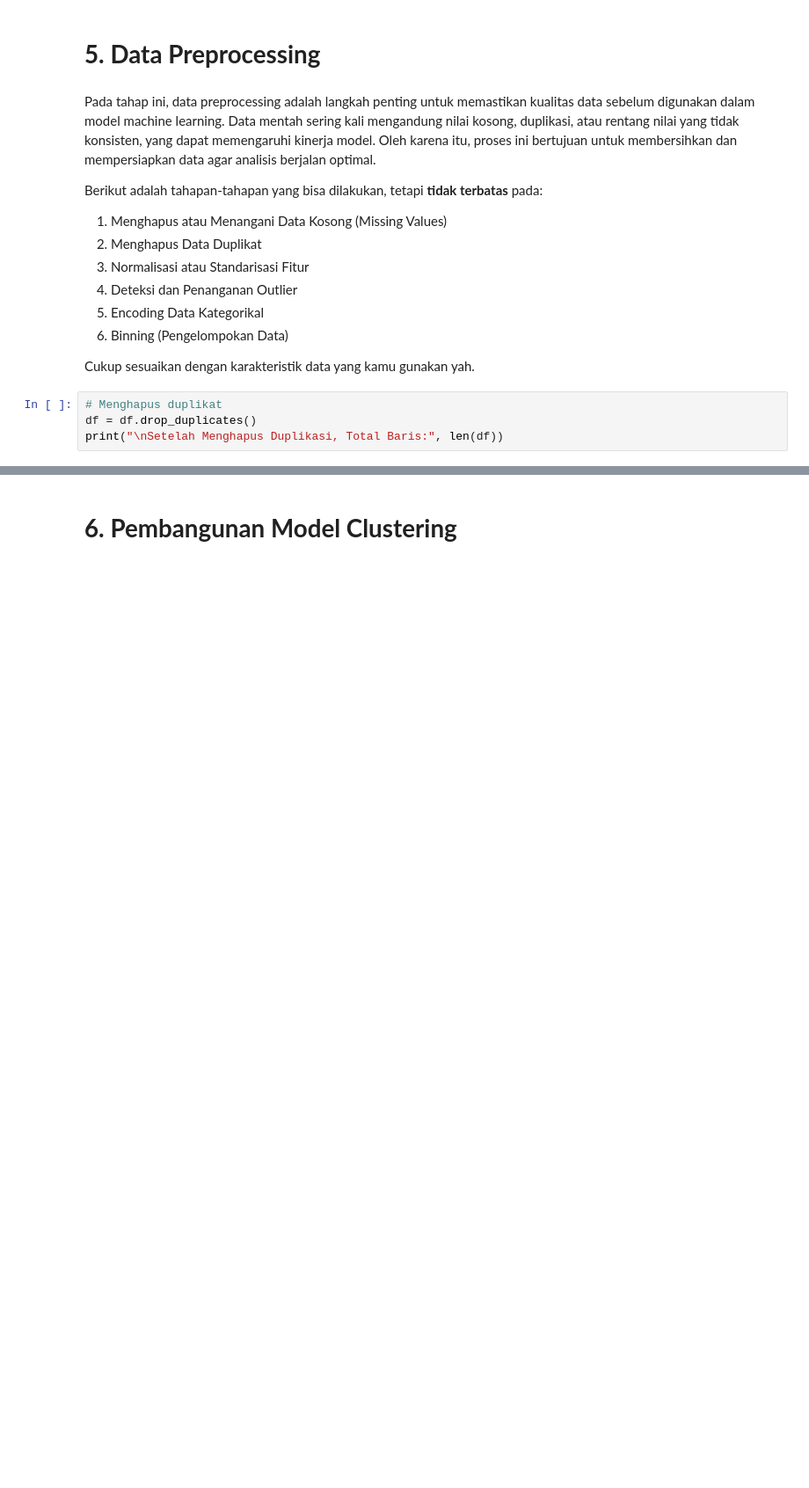
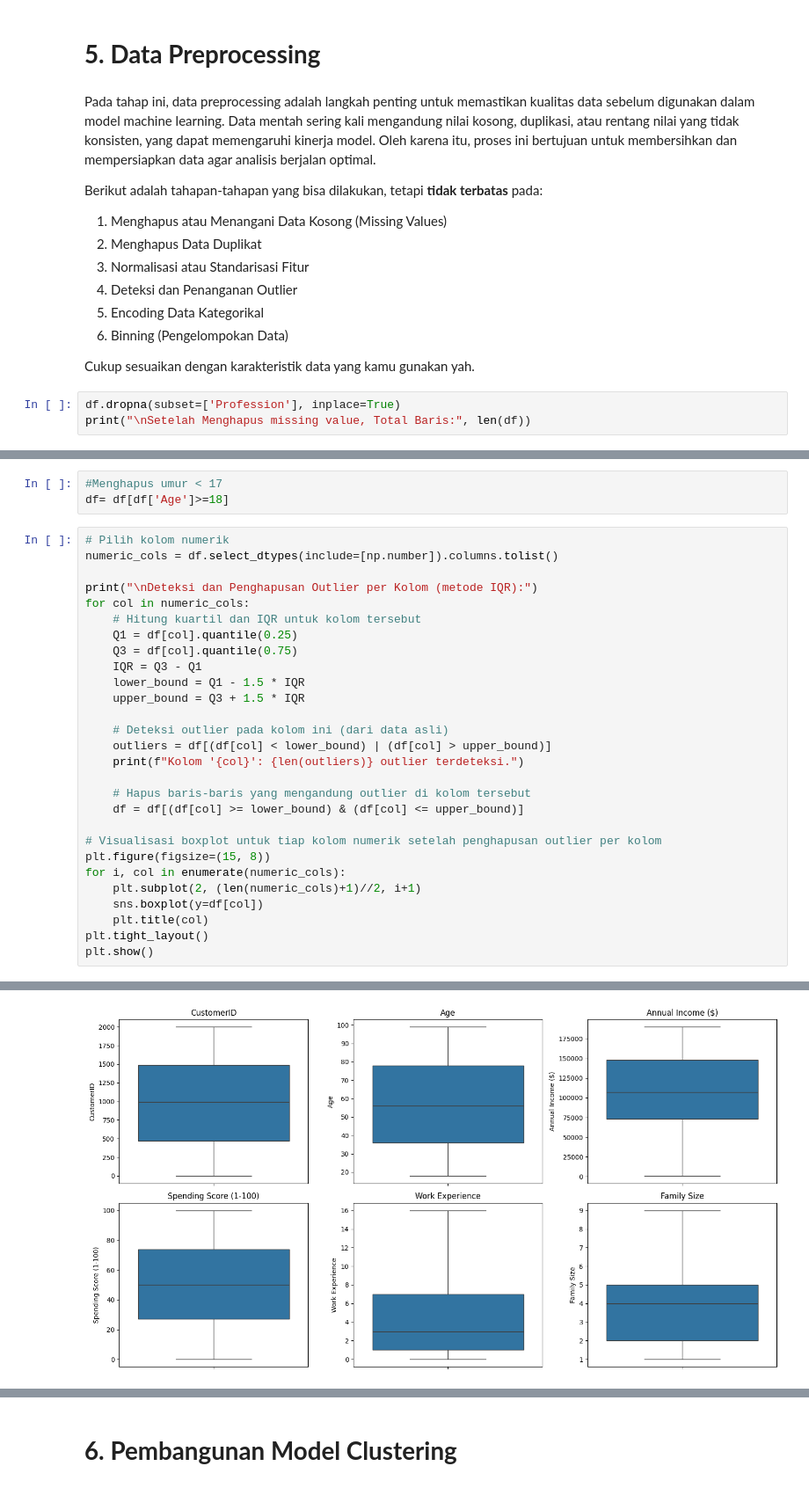
Before and after one commit to faarismuda/Dicoding-ML-Shop-Customers, a Jupyter notebook: [Clustering]_Submission_Akhir_BMLP_Faaris Muda Dwi Nugraha.ipynb, the cells around one changed output, grey strips where cells are left out. Shown at 88% size. Drawn from its saved outputs; the diff is of its cells as text; blank space fills up the shorter version.

```diff
--- a/[Clustering]_Submission_Akhir_BMLP_Faaris Muda Dwi Nugraha.ipynb
+++ b/[Clustering]_Submission_Akhir_BMLP_Faaris Muda Dwi Nugraha.ipynb
@@ -259,7 +183,6 @@ Berikut adalah tahapan-tahapan yang bisa dilakukan, tetapi **tidak terbatas** pa
 
 Cukup sesuaikan dengan karakteristik data yang kamu gunakan yah.
 # %%
-# Menghapus duplikat
-df = df.drop_duplicates()
-print("\nSetelah Menghapus Duplikasi, Total Baris:", len(df))
+df.dropna(subset=['Profession'], inplace=True)
+print("\nSetelah Menghapus missing value, Total Baris:", len(df))
 # %% [output]
@@ -294,0 +251,32 @@ Jumlah outlier setelah dihapus: 0
+# %%
+#Menghapus umur < 17
+df= df[df['Age']>=18]
+# %%
+# Pilih kolom numerik
+numeric_cols = df.select_dtypes(include=[np.number]).columns.tolist()
+
+print("\nDeteksi dan Penghapusan Outlier per Kolom (metode IQR):")
+for col in numeric_cols:
+    # Hitung kuartil dan IQR untuk kolom tersebut
+    Q1 = df[col].quantile(0.25)
+    Q3 = df[col].quantile(0.75)
+    IQR = Q3 - Q1
+    lower_bound = Q1 - 1.5 * IQR
+    upper_bound = Q3 + 1.5 * IQR
+
+    # Deteksi outlier pada kolom ini (dari data asli)
+    outliers = df[(df[col] < lower_bound) | (df[col] > upper_bound)]
+    print(f"Kolom '{col}': {len(outliers)} outlier terdeteksi.")
+
+    # Hapus baris-baris yang mengandung outlier di kolom tersebut
+    df = df[(df[col] >= lower_bound) & (df[col] <= upper_bound)]
+
+# Visualisasi boxplot untuk tiap kolom numerik setelah penghapusan outlier per kolom
+plt.figure(figsize=(15, 8))
+for i, col in enumerate(numeric_cols):
+    plt.subplot(2, (len(numeric_cols)+1)//2, i+1)
+    sns.boxplot(y=df[col])
+    plt.title(col)
+plt.tight_layout()
+plt.show()
+# %% [output]
@@ -294,0 +290 @@ Jumlah outlier setelah dihapus: 0
+[figure, added]
```
Also changed, not shown: parts of 45 cells of this notebook.
